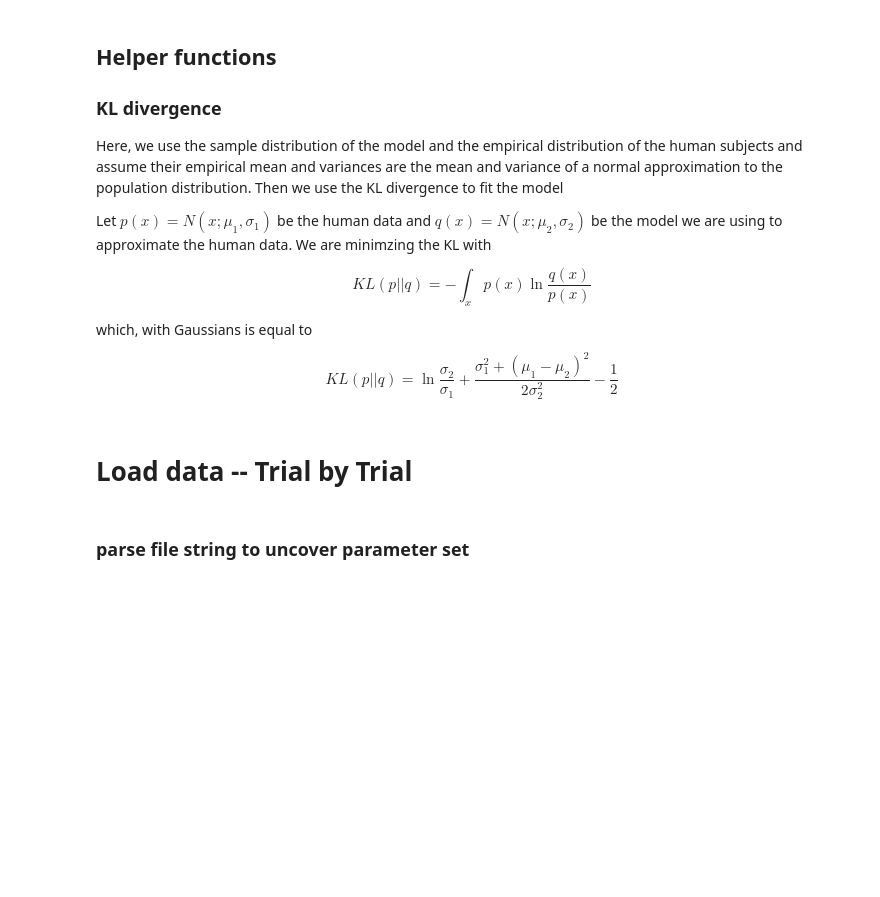
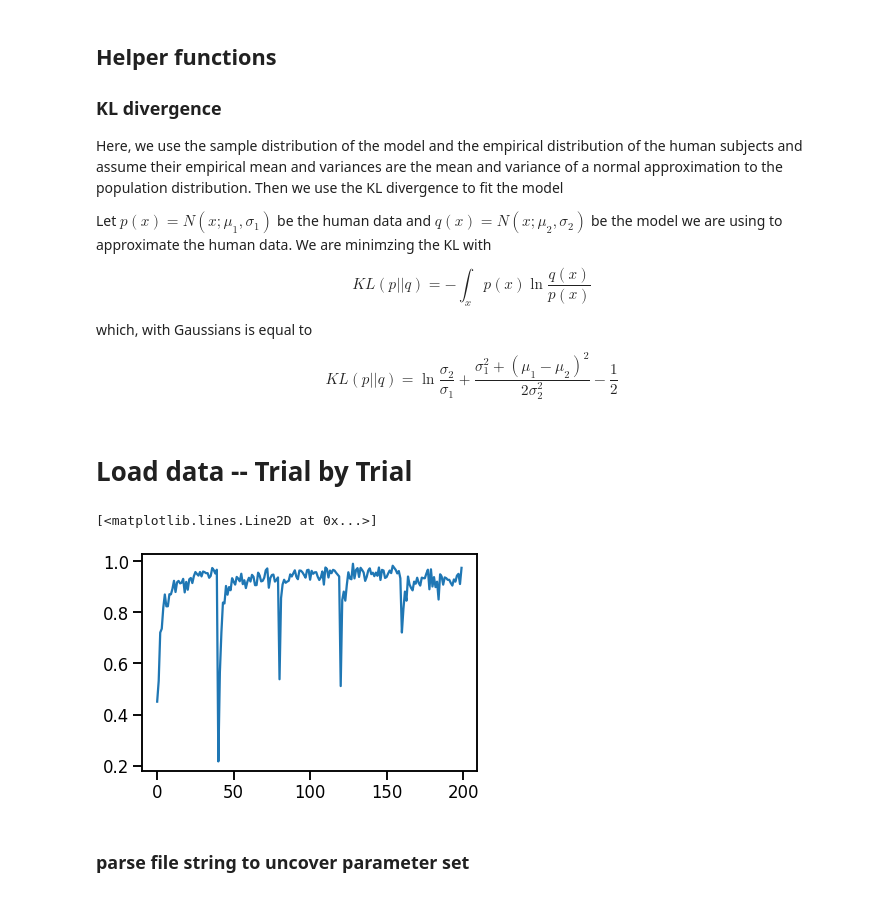
Before and after one commit to andrebeu/SEMCSW, a Jupyter notebook: NB-model_fitting.ipynb, the cells around one changed output. Cells and saved outputs as stored; diff of their text form; code cells hidden in the pictures; blank space fills up the shorter version.

```diff
--- a/NB-model_fitting.ipynb
+++ b/NB-model_fitting.ipynb
@@ -57,4 +57,8 @@ def kl_pq(mu_1, mu_2, sd_1, sd_2):
 # %%
 # human behavior
 trial_by_trial = pd.read_csv('./data/BehDataTrialXTrial.csv', index_col=1)
 trial_by_trial.columns = trial_by_trial.columns.str.lower()
+plt.plot(trial_by_trial.loc[:,'blocked mean'])
+# %% [output]
+[<matplotlib.lines.Line2D at 0x...>]
+[figure, added]
```
Also changed, not shown: parts of 13 cells of this notebook, 1 other file.
